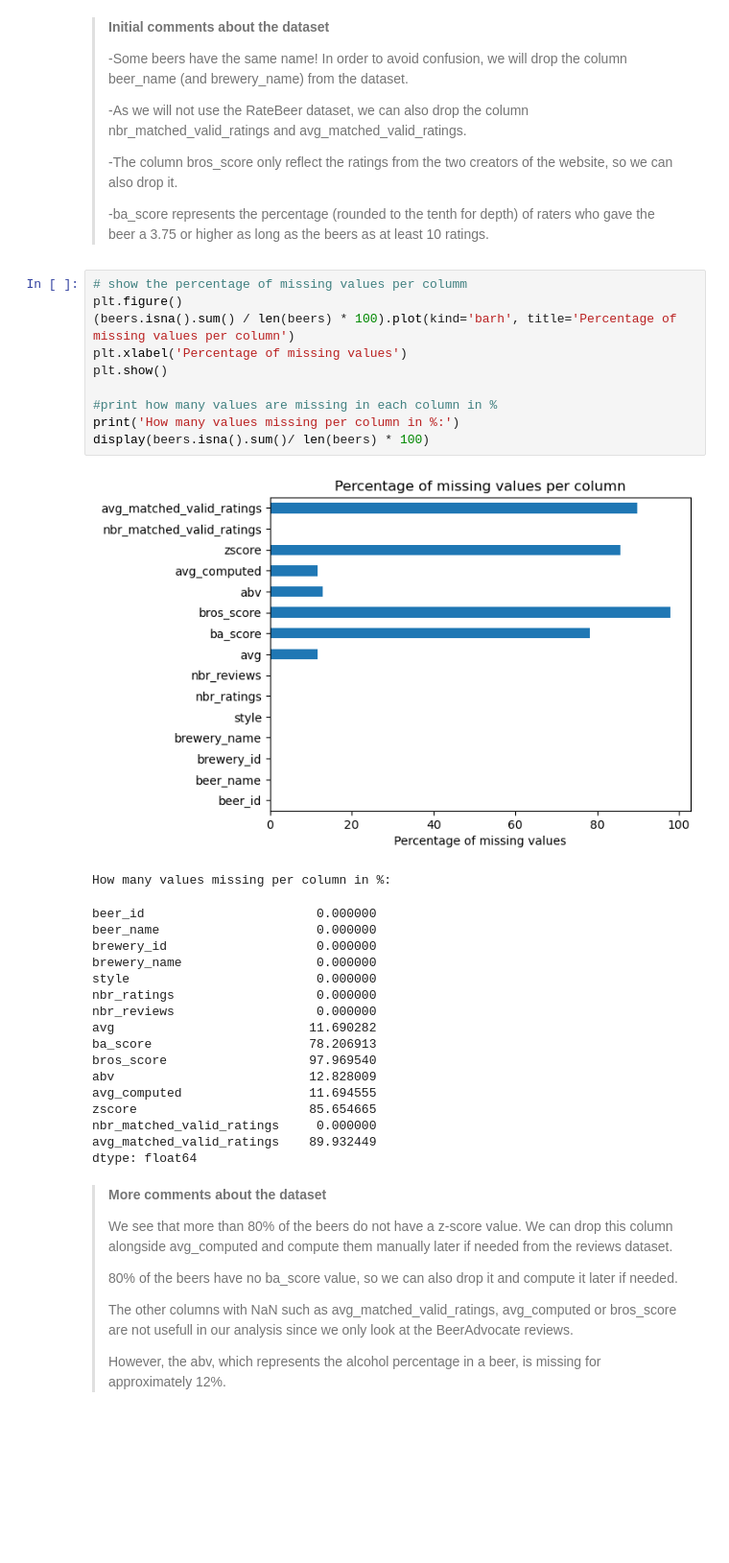
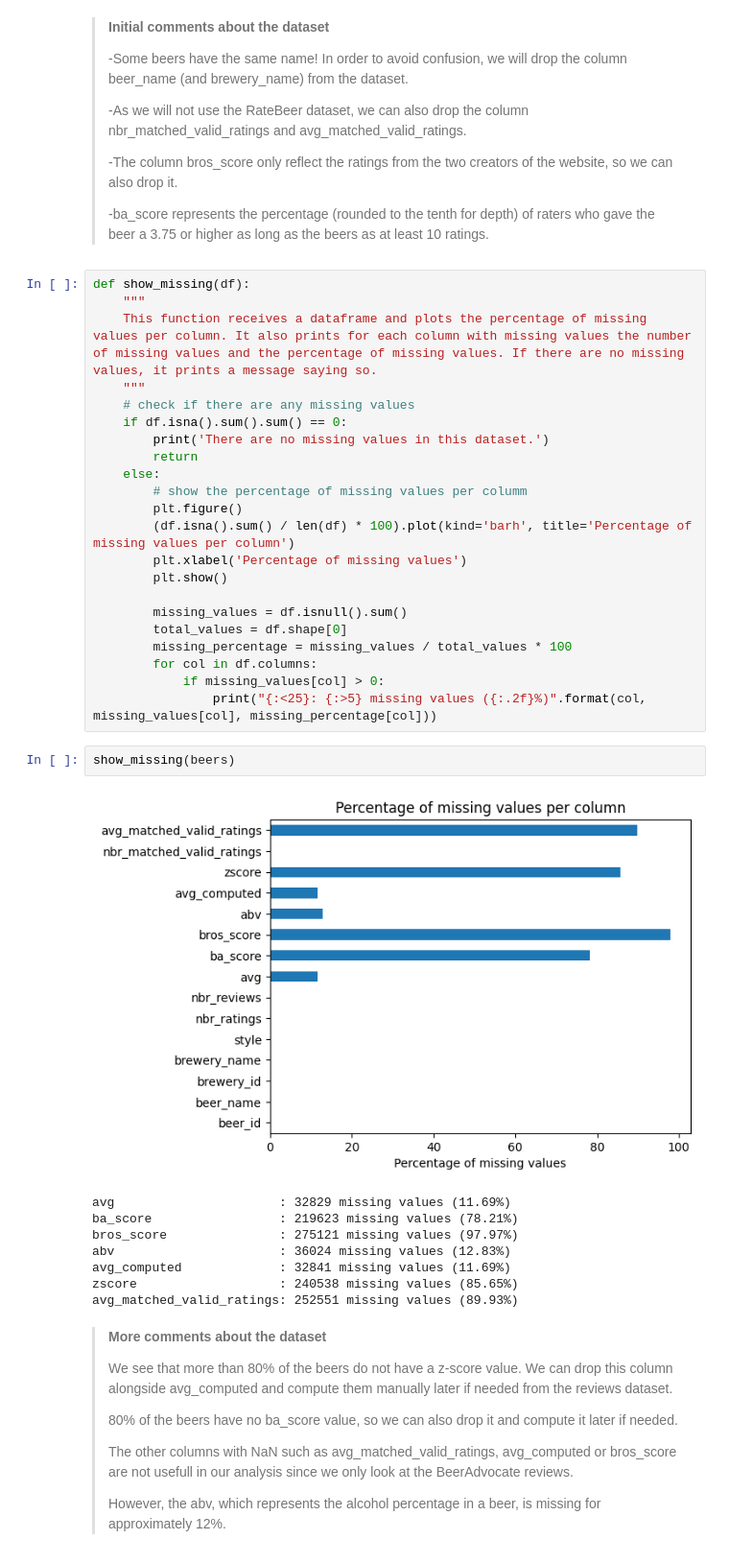
Before and after one commit to epfl-ada/ada-2023-project-beeradaventure46, a Jupyter notebook: Milestone_2.ipynb, the cells around one changed output. Shown at 96% size. Cells and saved outputs as stored; diff of their text form; blank space fills up the shorter version.

```diff
--- a/Milestone_2.ipynb
+++ b/Milestone_2.ipynb
@@ -103,35 +98,39 @@ Number of different beers name: 236209
 -ba_score represents the percentage (rounded to the tenth for depth) of raters who gave the beer a 3.75 or higher as long as the beers as at least 10 ratings.
 
 </blockquote>
-# %%
-# show the percentage of missing values per columm
-plt.figure()
-(beers.isna().sum() / len(beers) * 100).plot(kind='barh', title='Percentage of missing values per column')
-plt.xlabel('Percentage of missing values')
-plt.show()
-
-#print how many values are missing in each column in %
-print('How many values missing per column in %:')
-display(beers.isna().sum()/ len(beers) * 100)
-# %% [output]
-[figure, removed]
-How many values missing per column in %:
-beer_id                       0.000000
-beer_name                     0.000000
-brewery_id                    0.000000
-brewery_name                  0.000000
-style                         0.000000
-nbr_ratings                   0.000000
-nbr_reviews                   0.000000
-avg                          11.690282
-ba_score                     78.206913
-bros_score                   97.969540
-abv                          12.828009
-avg_computed                 11.694555
-zscore                       85.654665
-nbr_matched_valid_ratings     0.000000
-avg_matched_valid_ratings    89.932449
-dtype: float64
+# %%
+def show_missing(df):
+    """
+    This function receives a dataframe and plots the percentage of missing values per column. It also prints for each column with missing values the number of missing values and the percentage of missing values. If there are no missing values, it prints a message saying so.
+    """
+    # check if there are any missing values
+    if df.isna().sum().sum() == 0:
+        print('There are no missing values in this dataset.')
+        return
+    else:
+        # show the percentage of missing values per columm
+        plt.figure()
+        (df.isna().sum() / len(df) * 100).plot(kind='barh', title='Percentage of missing values per column')
+        plt.xlabel('Percentage of missing values')
+        plt.show()
+
+        missing_values = df.isnull().sum()
+        total_values = df.shape[0]
+        missing_percentage = missing_values / total_values * 100
+        for col in df.columns:
+            if missing_values[col] > 0:
+                print("{:<25}: {:>5} missing values ({:.2f}%)".format(col, missing_values[col], missing_percentage[col]))
+# %%
+show_missing(beers)
+# %% [output]
+[figure, added]
+avg                      : 32829 missing values (11.69%)
+ba_score                 : 219623 missing values (78.21%)
+bros_score               : 275121 missing values (97.97%)
+abv                      : 36024 missing values (12.83%)
+avg_computed             : 32841 missing values (11.69%)
+zscore                   : 240538 missing values (85.65%)
+avg_matched_valid_ratings: 252551 missing values (89.93%)
 # %% [markdown]
 <blockquote>
 
```
Also changed, not shown: parts of 70 cells of this notebook, 6 other files.
